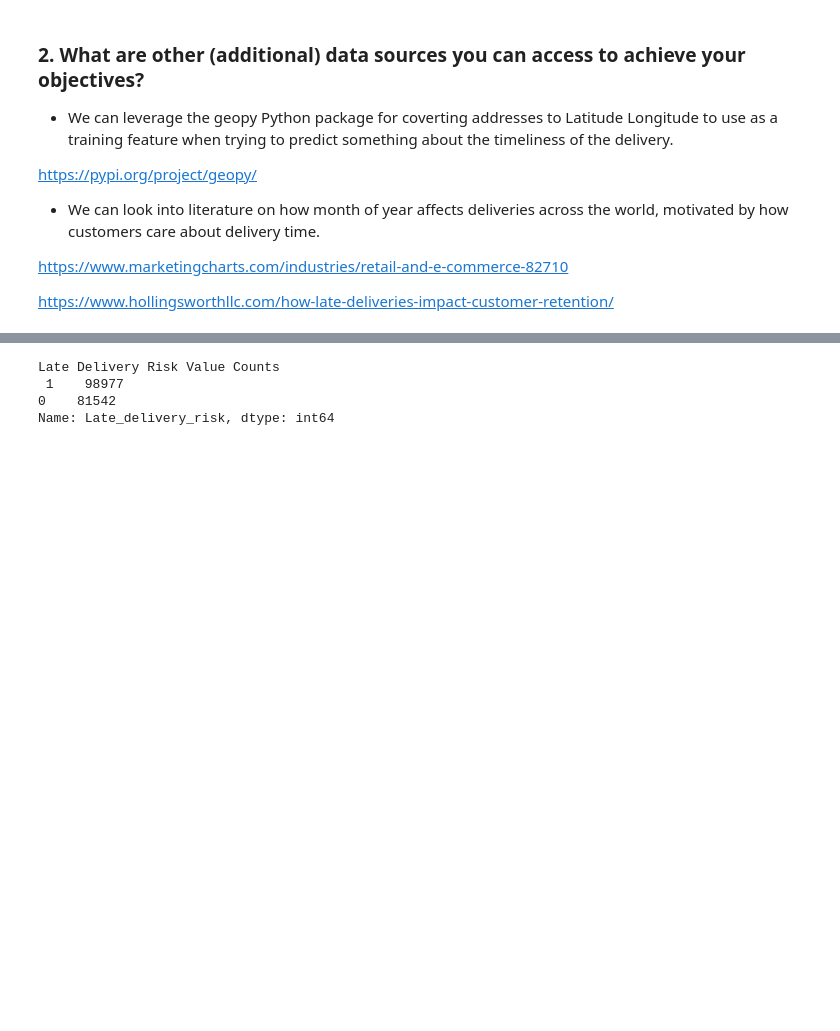
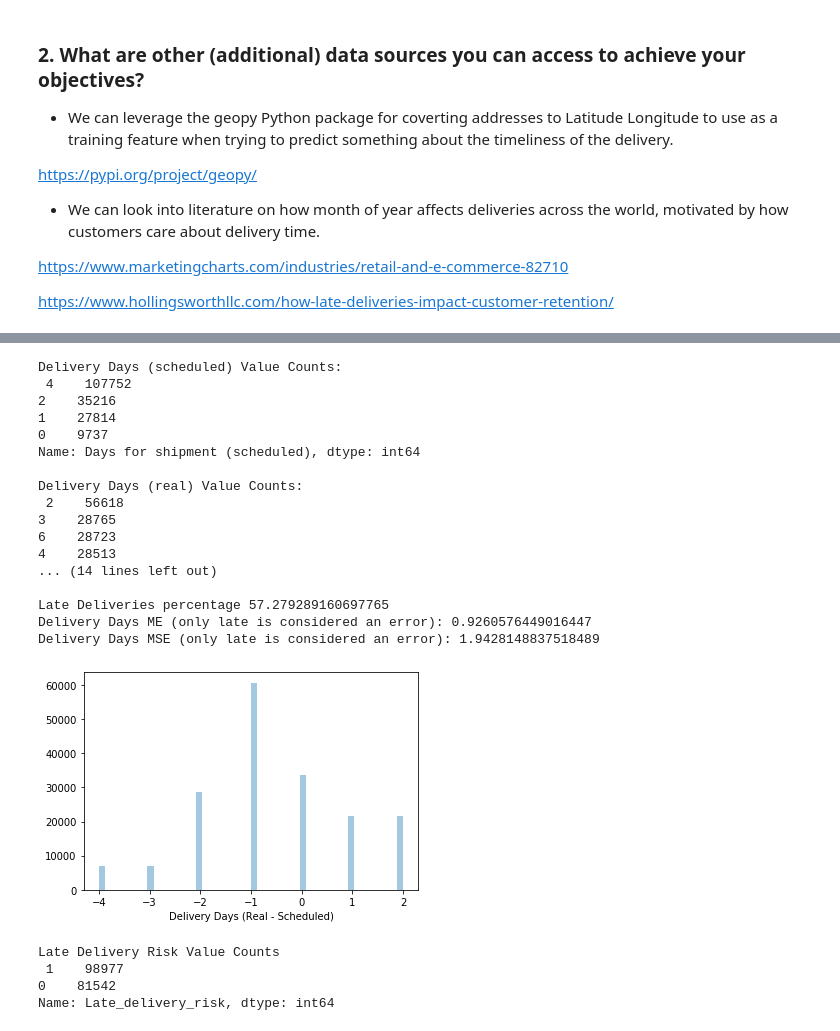
Before and after one commit to calebralphs/business-applications-machine-learning, a Jupyter notebook: Project1.ipynb, the cells around one changed output, grey strips where cells are left out. Cells and saved outputs as stored; diff of their text form; code cells hidden in the pictures; blank space fills up the shorter version.

```diff
--- a/Project1.ipynb
+++ b/Project1.ipynb
@@ -101,10 +156,29 @@ sns.distplot(customer_freq)
 # %%
-delivery_days_sched = data['Days for shipment (scheduled)']
-delivery_days_real = data['Days for shipping (real)']
-delivery_days_ME = ((delivery_days_sched - delivery_days_real).abs()).mean()
-delivery_days_MSE = ((delivery_days_sched - delivery_days_real) ** 2).mean()
-print("Delivery Days (scheduled) Value Counts\n", delivery_days_sched.value_counts(), "\n")
-print("Delivery Days (real) Value Counts\n", delivery_days_real.value_counts(), "\n")
-print("Delivery Days ME:", delivery_days_ME)
-print("Delivery Days MSE:", delivery_days_MSE)
+delivery_days_sched = X_df['Days for shipment (scheduled)']
+delivery_days_real = X_df['Days for shipping (real)']
+
+delivery_days_diff = delivery_days_sched - delivery_days_real
+X_df['Days Late'] = delivery_days_diff
+X_df['Days Late'][X_df['Days Late'] > 0] = 0
+X_df['Days Late'] = X_df['Days Late'].abs()
+
+delivery_days_late = delivery_days_diff[delivery_days_diff < 0].abs()
+
+delivery_days_late_ME = delivery_days_late.sum() / delivery_days_diff.size
+
+delivery_days_MSE = (delivery_days_late ** 2).sum() / delivery_days_diff.size
+
+delivery_days_dist = delivery_days_diff.value_counts(normalize=True) * 100
+
+late_delivery_percentage = (delivery_days_late.size / delivery_days_diff.size) * 100
+
+delivery_days_series = pd.Series(delivery_days_diff, name="Delivery Days (Real - Scheduled)")
+sns.distplot(delivery_days_series, kde=False)
+
+print("Delivery Days (scheduled) Value Counts:\n", delivery_days_sched.value_counts(), "\n")
+print("Delivery Days (real) Value Counts:\n", delivery_days_real.value_counts(), "\n")
+print("Delivery Days Difference Distribution (negative is late):\n", delivery_days_dist, "\n")
+print("Late Deliveries percentage", late_delivery_percentage)
+print("Delivery Days ME (only late is considered an error):", delivery_days_late_ME)
+print("Delivery Days MSE (only late is considered an error):", delivery_days_MSE)
 # %% [output]
@@ -130 +199,19 @@ Delivery Days MSE: 2.543106265822434
+Delivery Days (scheduled) Value Counts:
+ 4    107752
+2    35216
+1    27814
+0    9737
+Name: Days for shipment (scheduled), dtype: int64
+
+Delivery Days (real) Value Counts:
+ 2    56618
+3    28765
+6    28723
+4    28513
+... (14 lines left out)
+
+Late Deliveries percentage 57.279289160697765
+Delivery Days ME (only late is considered an error): 0.9260576449016447
+Delivery Days MSE (only late is considered an error): 1.9428148837518489
+[figure, added]
 # %%
```
Also changed, not shown: parts of 27 cells of this notebook.
